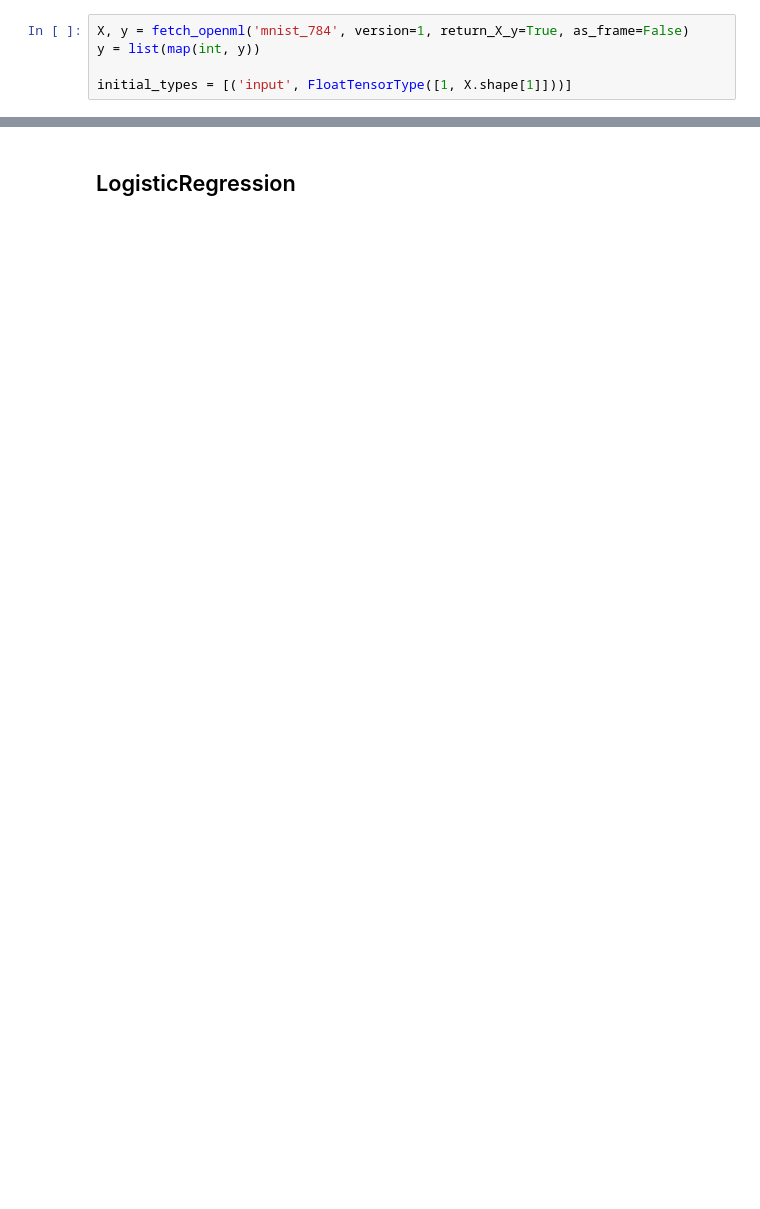
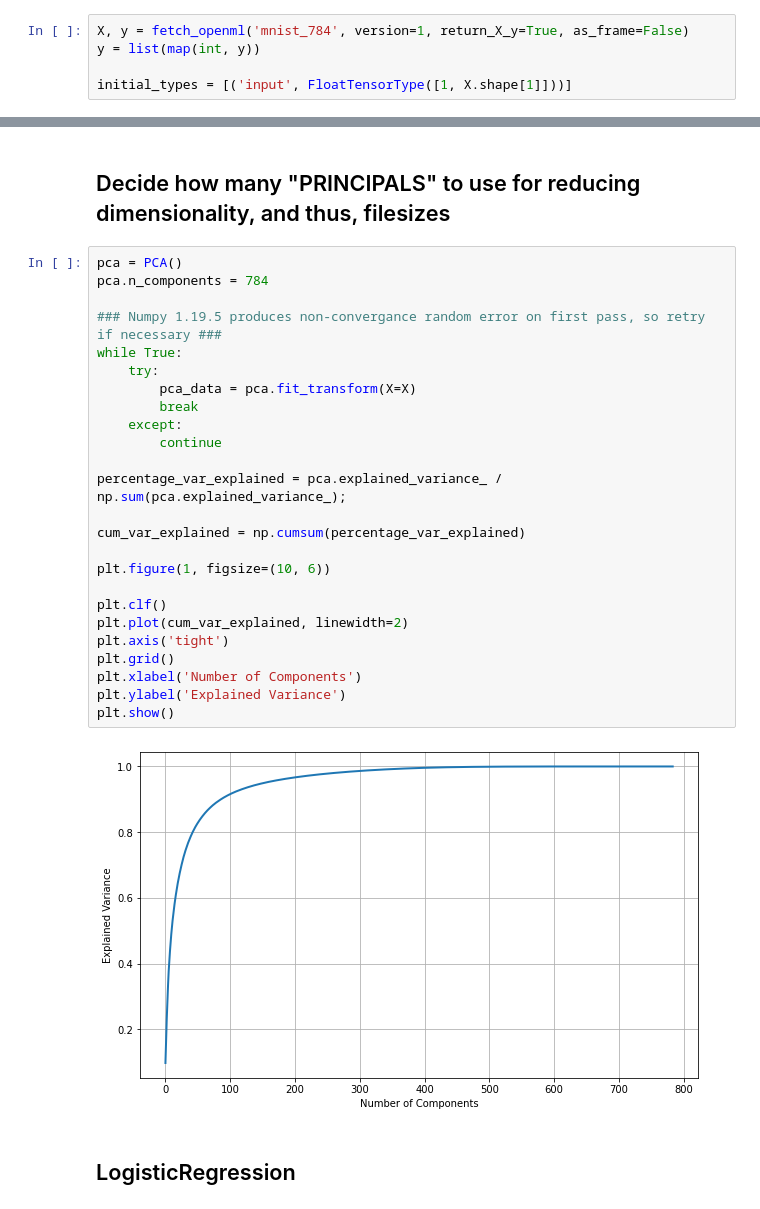
Before and after one commit to gespriella/Mnist-ONNX, a Jupyter notebook: MnistONNX/Onnx Mnist Generator.ipynb, the cells around one changed output, grey strips where cells are left out. Saved outputs shown, nothing was run; the diff lists cells and outputs as text; blank space fills up the shorter version.

```diff
--- a/MnistONNX/Onnx Mnist Generator.ipynb
+++ b/MnistONNX/Onnx Mnist Generator.ipynb
@@ -22,3 +34,32 @@ initial_types = [('input', FloatTensorType([1, X.shape[1]]))]
+# %% [markdown]
+## Decide how many "PRINCIPALS" to use for reducing dimensionality, and thus, filesizes
+# %%
+pca = PCA()
+pca.n_components = 784
+
+### Numpy 1.19.5 produces non-convergance random error on first pass, so retry if necessary ###
+while True:
+    try:
+        pca_data = pca.fit_transform(X=X)
+        break
+    except:
+        continue
+
+percentage_var_explained = pca.explained_variance_ / np.sum(pca.explained_variance_);
+
+cum_var_explained = np.cumsum(percentage_var_explained)
+
+plt.figure(1, figsize=(10, 6))
+
+plt.clf()
+plt.plot(cum_var_explained, linewidth=2)
+plt.axis('tight')
+plt.grid()
+plt.xlabel('Number of Components')
+plt.ylabel('Explained Variance')
+plt.show()
+# %% [output]
+[figure, added]
 # %% [markdown]
 ## LogisticRegression
 # %%
```
Also changed, not shown: parts of 9 cells of this notebook, 6 other files.
